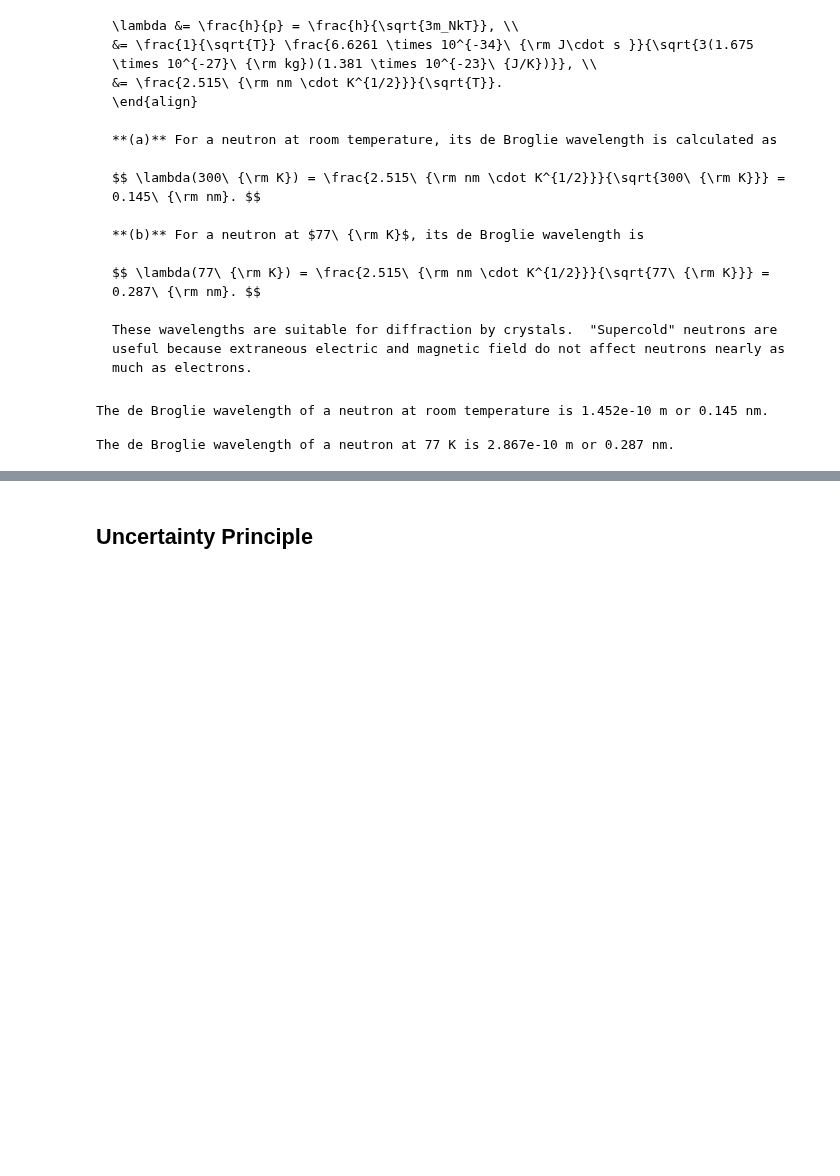
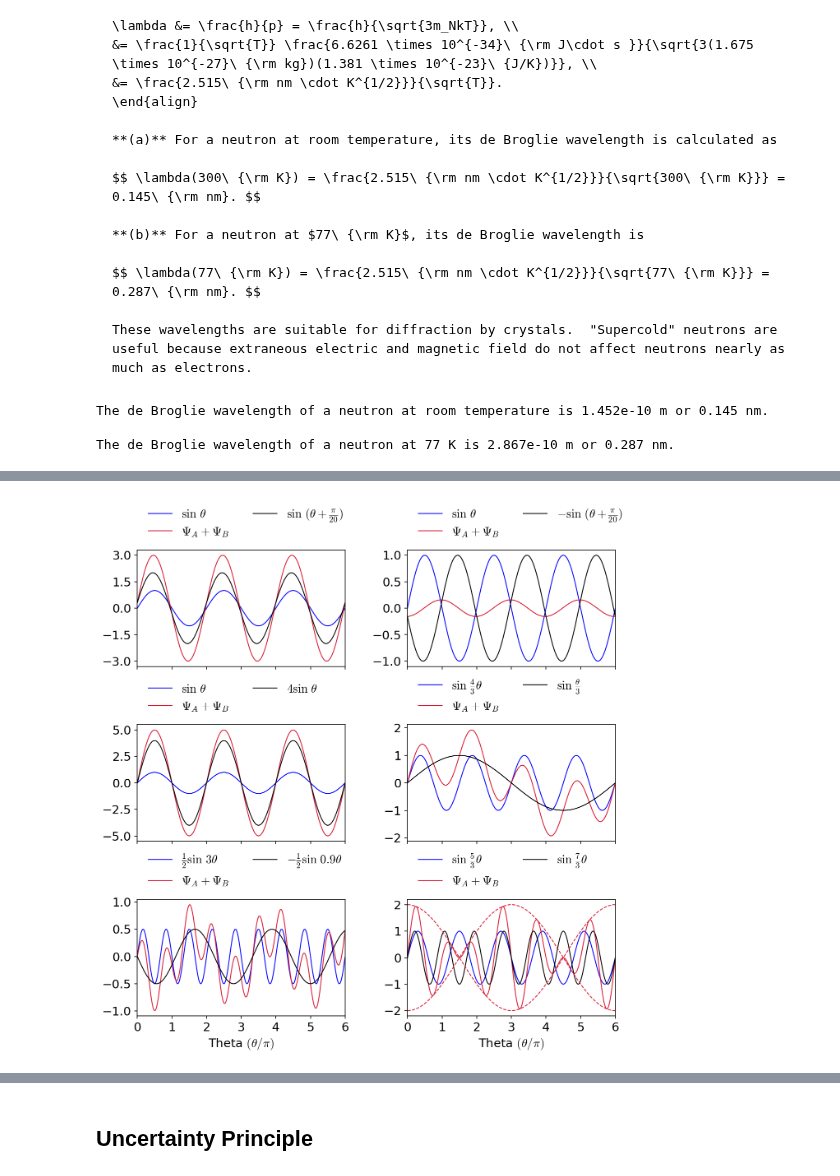
Before and after one commit to saturnaxis/ModernPhysics, a Jupyter notebook: docs/_sources/Chapter_5/quantum-mechanics.ipynb, the cells around one changed output, grey strips where cells are left out. Saved outputs shown, nothing was run; the diff lists cells and outputs as text; code cells hidden in the pictures; blank space fills up the shorter version.

```diff
--- a/docs/_sources/Chapter_5/quantum-mechanics.ipynb
+++ b/docs/_sources/Chapter_5/quantum-mechanics.ipynb
@@ -285,0 +395,68 @@ The de Broglie wavelength of a neutron at 77 K is 2.867e-10 m or 0.287 nm.
+# %%
+import numpy as np
+import matplotlib.pyplot as plt
+from matplotlib.ticker import MaxNLocator
+from matplotlib import rcParams
+
+rcParams.update({'font.size': 14})
+rcParams.update({'mathtext.fontset': 'cm'})
+
+def sine_wave(th,ph,A):
+    #calculate the displacement Psi of a sine wave at a particular time t
+    #th = angle
+    #ph = phase offset
+    #A = amplitude
+    return A*np.sin(th+ph)
+
+fs = 'medium'
+lw = 1
+col = (218/256., 26/256., 50/256.)
+theta = np.arange(0,6*np.pi,0.01)
+
+fig = plt.figure(figsize=(10,10),dpi=150)
+ax11 = fig.add_subplot(321)
+ax12 = fig.add_subplot(322)
+ax21 = fig.add_subplot(323)
+ax22 = fig.add_subplot(324)
+ax31 = fig.add_subplot(325)
+ax32 = fig.add_subplot(326)
+ax_list = [ax11,ax12,ax21,ax22,ax31,ax32]
+
+theta_A = [1,1,1,4./3,3.,5./3]
+theta_B = [1,1,1,1./3.,0.9,7./3]
+Amp_A = [1,1,1,1,0.5,1]
+Amp_B = [2,-1,4,1,-0.5,1]
+label_A = ['$\sin\  \\theta$','$\sin\ \\theta$','$\sin\ \\theta$','$\sin\ \\frac{4}{3}\\theta$','$\\frac{1}{2}\sin\ 3\\theta$','$\sin\ \\frac{5}{3}\\theta$']
+label_B = ['$\sin\ (\\theta+\\frac{\pi}{20})$','$-\sin\ (\\theta+\\frac{\pi}{20})$','$4\sin\ \\theta$','$\sin\ \\frac{\\theta}{3}$','$-\\frac{1}{2}\sin\ 0.9\\theta$','$\sin\ \\frac{7}{3}\\theta$']
+
+for i in range(0,6):
+    ax = ax_list[i]
+    ph_off = 0
+    if i <2:
+        ph_off = np.pi/20.
+
+    Psi_A = sine_wave(theta_A[i]*theta,0,Amp_A[i])
+    Psi_B = sine_wave(theta_B[i]*theta,ph_off,Amp_B[i])
+    Psi_AB = Psi_A + Psi_B
+
+    ax.plot(theta/np.pi,Psi_A,'b-',lw=lw,label=label_A[i])
+    ax.plot(theta/np.pi,Psi_AB,'-',color=col,lw=lw,label='$\Psi_A + \Psi_B$')
+    ax.plot(theta/np.pi,Psi_B,'k-',lw=lw,label=label_B[i])
+    if i == 5:
+        k_diff = (theta_A[i]-theta_B[i])/2
+        Psi_beat = sine_wave(k_diff*theta,np.pi/2.,2)
+        ax.plot(theta/np.pi,Psi_beat,'--',color=col,lw=lw)
+        ax.plot(theta/np.pi,-Psi_beat,'--',color=col,lw=lw)
+
+    ax.set_xlim(0,6)
+    ax.set_xticks(range(0,7))
+    if i<4:
+        ax.set_xticklabels([])
+    else:
+        ax.set_xlabel("Theta $(\\theta/\pi)$",fontsize=fs)
+    ax.yaxis.set_major_locator(MaxNLocator(5))
+    ax.legend(bbox_to_anchor=(0., 1.01, 1., .102),ncol=2,fontsize=14,frameon=False)
+
+fig.subplots_adjust(hspace=0.5,wspace=0.3);
+# %% [output]
+[figure, added]
```
Also changed, not shown: parts of 12 cells of this notebook, 10 other files.
